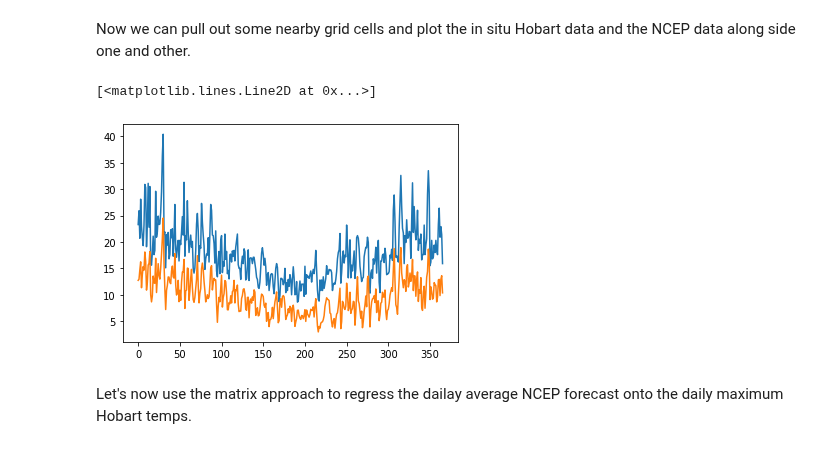
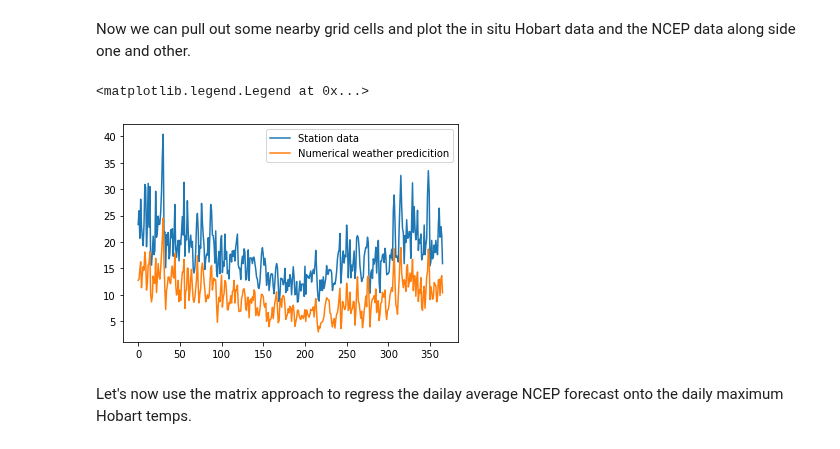
Before and after one commit to jbisits/MATH5271, a Jupyter notebook: Lab 5/MATH5271_Lab_5_Statistical_Forecasting.ipynb, the cells around one changed output. Cells and saved outputs as stored; diff of their text form; code cells hidden in the pictures.

```diff
--- a/Lab 5/MATH5271_Lab_5_Statistical_Forecasting.ipynb
+++ b/Lab 5/MATH5271_Lab_5_Statistical_Forecasting.ipynb
@@ -189,7 +191,7 @@ Height of station above mean sea level (metres): 51
 
 State: TAS
 # %%
-df = pd.read_csv('./MATH5271/IDCJAC0010_094029_2020_Data.csv')
+df = pd.read_csv('../Data/IDCJAC0010_094029_2020_Data.csv')
 y = df['Maximum temperature (Degree C)'].values
 df
 # %% [output]
@@ -213,6 +215,6 @@ This is a global simulation run by various US agencies to recreate past weather
 
 https://psl.noaa.gov/repository/
 # %%
-ds = xr.open_mfdataset('./MATH5271/air.sfc.2020.nc')
+ds = xr.open_mfdataset('../Data/air.sfc.2020.nc')
 ds
 # %% [output]
@@ -283,13 +285,16 @@ Now we can pull out some nearby grid cells and plot the in situ Hobart data and
 # %%
 x1 = var.sel(lon=147.5,lat=-42.5).values-273.15
 x2 = var.sel(lon=147.5,lat=-45).values-273.15
 x3 = var.sel(lon=145,lat=-42.5).values-273.15
 
-plt.plot(y)
-plt.plot(x1)
+plt.plot(y, label = 'Station data')
+plt.plot(x1, label = 'Numerical weather predicition')
+#plt.plot(x2)
+#plt.plot(x3)
+plt.legend()
 # %% [output]
-[<matplotlib.lines.Line2D at 0x...>]
+<matplotlib.legend.Legend at 0x...>
-[figure, old version]
+[figure, new version]
 # %% [markdown]
 Let's now use the matrix approach to regress the dailay average NCEP forecast onto the daily maximum Hobart temps.
 # %%
```
Also changed, not shown: parts of 7 cells of this notebook.
